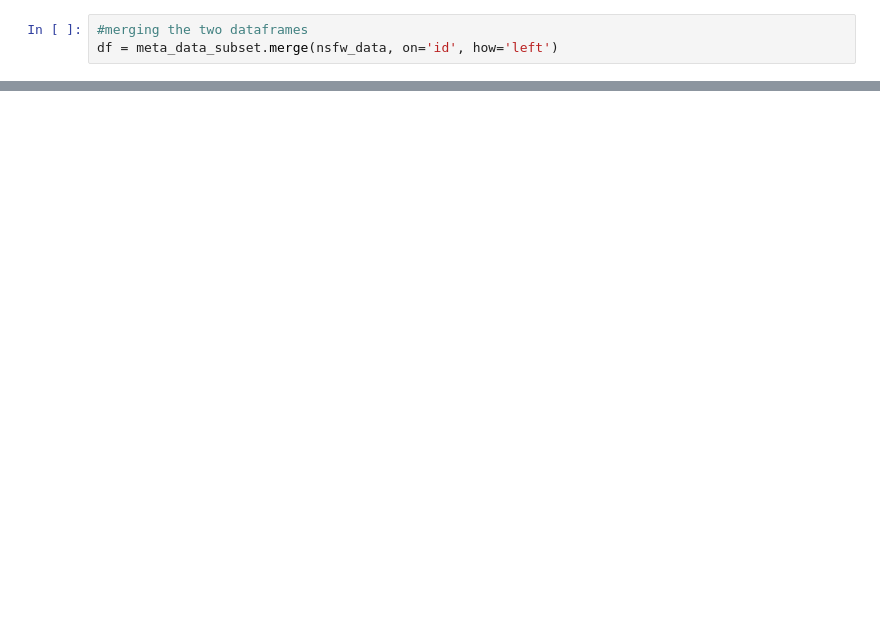
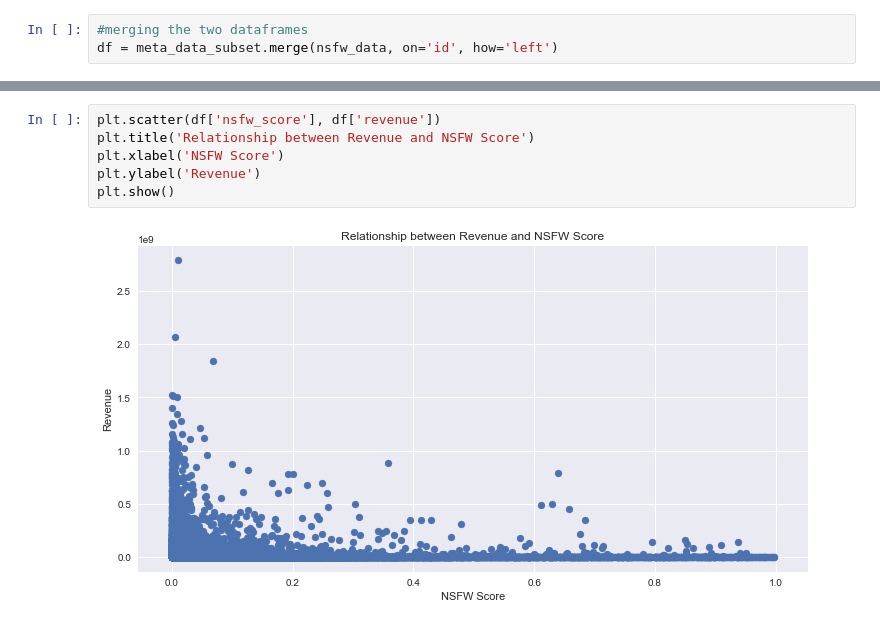
Before and after one commit to aravindsrinivasan/movie-ranking-recommendation-system, a Jupyter notebook: notebooks/nsfw_score-analysis.ipynb, the cells around one changed output, grey strips where cells are left out. Cells and saved outputs as stored; diff of their text form; blank space fills up the shorter version.

```diff
--- a/notebooks/nsfw_score-analysis.ipynb
+++ b/notebooks/nsfw_score-analysis.ipynb
@@ -31,0 +108,8 @@ df = meta_data_subset.merge(nsfw_data, on='id', how='left')
+# %%
+plt.scatter(df['nsfw_score'], df['revenue'])
+plt.title('Relationship between Revenue and NSFW Score')
+plt.xlabel('NSFW Score')
+plt.ylabel('Revenue')
+plt.show()
+# %% [output]
+[figure, added]
```
Also changed, not shown: parts of 14 cells of this notebook.
